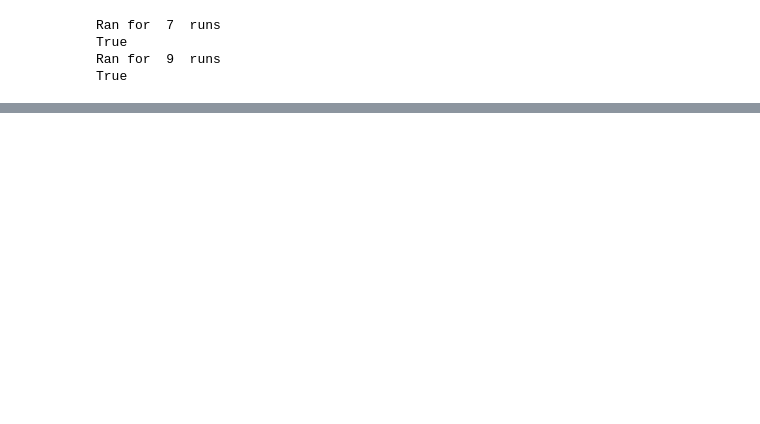
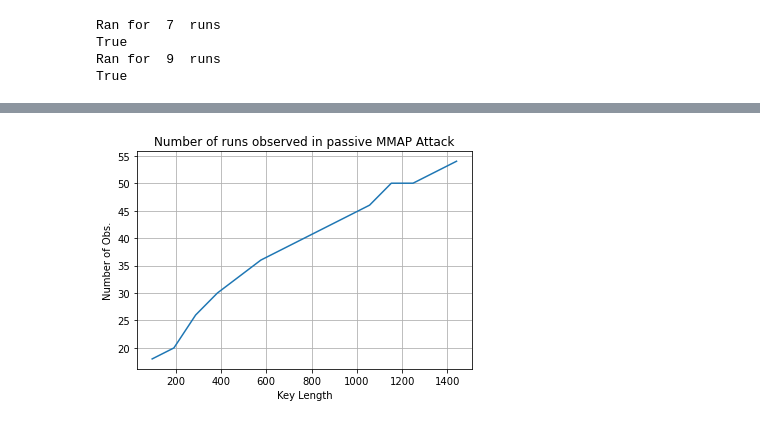
Before and after one commit to Sam-Kaminetzky/UW-418-MMAP-EMAP-RFID, a Jupyter notebook: MMAP and EMAP protocol function.ipynb, the cells around one changed output, grey strips where cells are left out. Cells and saved outputs as stored; diff of their text form; code cells hidden in the pictures; blank space fills up the shorter version.

Commit message:
Adds graphing of different ID lengths vs runs required
see title

```diff
--- a/MMAP and EMAP protocol function.ipynb
+++ b/MMAP and EMAP protocol function.ipynb
@@ -57,7 +57,8 @@ def protocolRun(oracle):
 
     #Our ID with double the length (size is 96*2)
     if(size != 96):
-        ID_MMAP_str ='101110011011001011100100001101010011110010001001000101001101001001110010110100100001011001110010101110011011001011100100001101010011110010001001000101001101001001110010110100100001011001110010'
+        for i in range(0,size,96):
+            ID_MMAP_str = ID_MMAP_str+ID_MMAP_str
     ID_MMAP = int(ID_MMAP_str,2)
 
     IDP_MMAP_str, K_1_MMAP_str, K_2_MMAP_str, K_3_MMAP_str, K_4_MMAP_str = [oracle[i:i+size] for i in range(0,len(oracle),size)]
@@ -442,3 +443,13 @@ Ran for  7  runs
 True
 Ran for  9  runs
 True
+# %%
+from tempfile import TemporaryFile
+MMAP_runtimes = np.array([-1]*15)
+EMAP_runtimes = np.array([-1]*15)
+for i in range(1,16):
+    ID_temp = rand_bitstream(96*i)
+    MMAP_oracle_temp = rand_bitstream(96*i*5)
+    MMAP_runtimes[i-1] = MMAP_attack(MMAP_oracle_temp)[1]
+    EMAP_runtimes[i-1] = EMAP_attack(EMAPoracle2(ID_temp))[1]
+    print("Run number ", i)
@@ -444,0 +472,12 @@ True
+# %%
+x = np.arange(96,96*16,96)
+import matplotlib.pyplot as plt
+
+plt.plot(x,MMAP_runtimes)
+plt.grid()
+plt.xlabel("Key Length")
+plt.ylabel("Number of Obs.")
+plt.title("Number of runs observed in passive MMAP Attack")
+plt.show()
+# %% [output]
+[figure, added]
```
Also changed, not shown: parts of 3 cells of this notebook.
